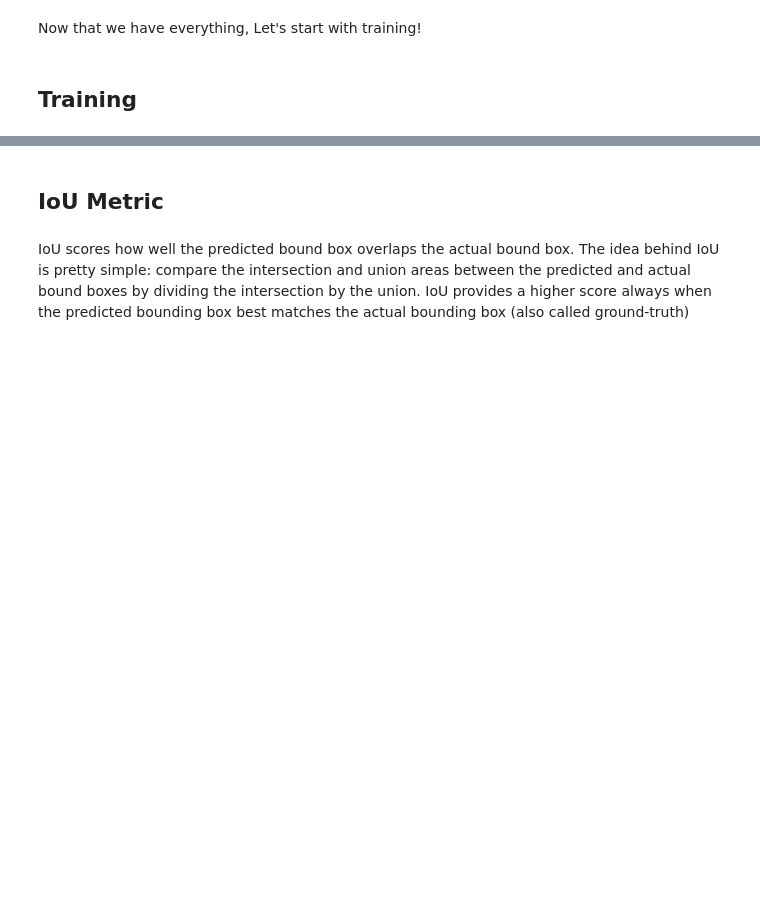
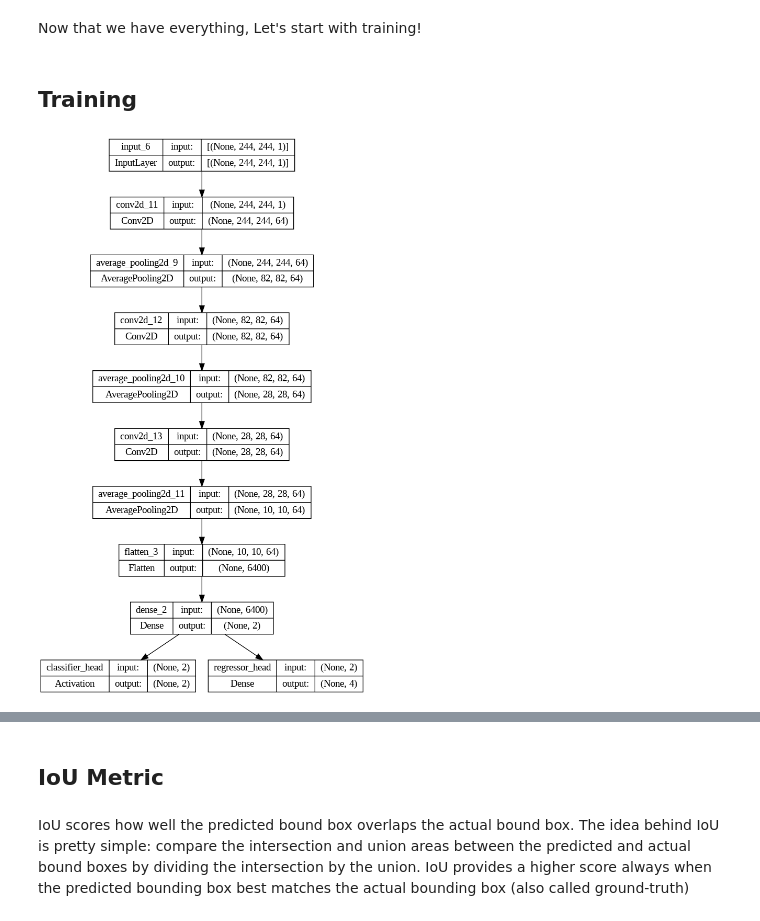
Before and after one commit to CodingCarnivore/Synapse_LP, a Jupyter notebook: Copy_of_Synapse_CV_Week_2_Task.ipynb, the cells around one changed output, grey strips where cells are left out. Saved outputs shown, nothing was run; the diff lists cells and outputs as text; code cells hidden in the pictures; blank space fills up the shorter version.

```diff
--- a/Copy_of_Synapse_CV_Week_2_Task.ipynb
+++ b/Copy_of_Synapse_CV_Week_2_Task.ipynb
@@ -359,7 +385,7 @@ up_stack = [
 ]
 # %%
 def unet_model(output_channels:int):
-  inputs = # Create an Input Layer of shape (128,128,3)
+  inputs =tf.keras.layers.Input(shape=(128,128,3)) # Create an Input Layer of shape (128,128,3)
 
   # Downsampling through the model
   skips = down_stack(inputs)
@@ -369,7 +395,7 @@ def unet_model(output_channels:int):
   # Upsampling and establishing the skip connections
   for up, skip in zip(up_stack, skips):
     x = up(x)
-    concat = # Concatenate X and Skip Layers
+    concat = tf.keras.layers.Concatenate()([x, skip])# Concatenate X and Skip Layers
     x = concat()
 
   # This is the last layer of the model
@@ -392,5 +418,5 @@ When running inference, the label assigned to the pixel is the channel with the
 OUTPUT_CLASSES = 3
 
 model = unet_model(output_channels=OUTPUT_CLASSES)
-model.compile( # Use Adam with the appropraite Loss. PS: We are using scalar integers as labels.. toh kuch change aayega loss me
-              metrics=['accuracy'])
+model.compile(optimizer='adam', loss='sparse_categorical_crossentropy',metrics=['accuracy'])
+# Use Adam with the appropraite Loss. PS: We are using scalar integers as labels.. toh kuch change aayega loss me
@@ -648,22 +701,30 @@ test_ds = tune_test_ds(raw_test_ds)
 # %% [markdown]
 ## Model
 # %%
+from tensorflow.keras.layers import Conv2D, AveragePooling2D, Activation,Flatten,Dense
 def build_feature_extractor(inputs):
-    # use 3 pairs of Conv2D and AveragePooling2D with relu activation and kernel size = 3. Keep in mind we will be using
+  x=inputs
+  for _ in range(3):  # use 3 pairs of Conv2D and AveragePooling2D with relu activation and kernel size = 3. Keep in mind we will be using
+        x = Conv2D(filters=64, kernel_size=(3, 3),activation="relu", padding='same')(x)
+        x = AveragePooling2D(pool_size=(3, 3), padding='same')(x)
 
-    return x
+  return x
 
 def build_model_adaptor(inputs):
     # Use one Flatten and One Dense Relu Layer
+    x = Flatten()(inputs)
+    x = Dense(units=2,activation='relu')(x)
     return x
 
 def build_classifier_head(inputs):
     # use a Softmax Layer named classifier_head
-    return
+    x = Activation('softmax', name='classifier_head')(inputs)
+    return x
 
 def build_regressor_head(inputs):
     # use a Dense layer with 4 units named regressor_head
-    return
+    x = Dense(units=4, name='regressor_head')(inputs)
+    return x
 
 def build_model(inputs):
 
@@ -683,6 +744,14 @@ Now that we have everything, Let's start with training!
 # %% [markdown]
 ## Training
 # %%
+from tensorflow.keras.losses import CategoricalCrossentropy, MeanSquaredError
 model = build_model(tf.keras.layers.Input(shape=(input_size, input_size, 1,)))
 
-model.compile()# Use Adam and set loss and metric for classifier_head and regressor_head as stated earlier
+model.compile(
+    optimizer='adam',
+    loss={
+        'classifier_head': 'categorical_crossentropy',
+        'regressor_head': 'mean_squared_error'
+    },
+    metrics={'classifier_head': 'accuracy'}
+)# Use Adam and set loss and metric for classifier_head and regressor_head as stated earlier
@@ -691,3 +758,9 @@ model.compile()# Use Adam and set loss and metric for classifier_head and regres
+# %%
+# Plot the Model
+from tensorflow.keras.utils import plot_model
+plot_model(model, to_file='model_plot.png', show_shapes=True, show_layer_names=True)
+# %% [output]
+[figure, added]
 # %%
 EPOCHS = 100
 BATCH_SIZE = 32
```
Also changed, not shown: parts of 21 cells of this notebook.
